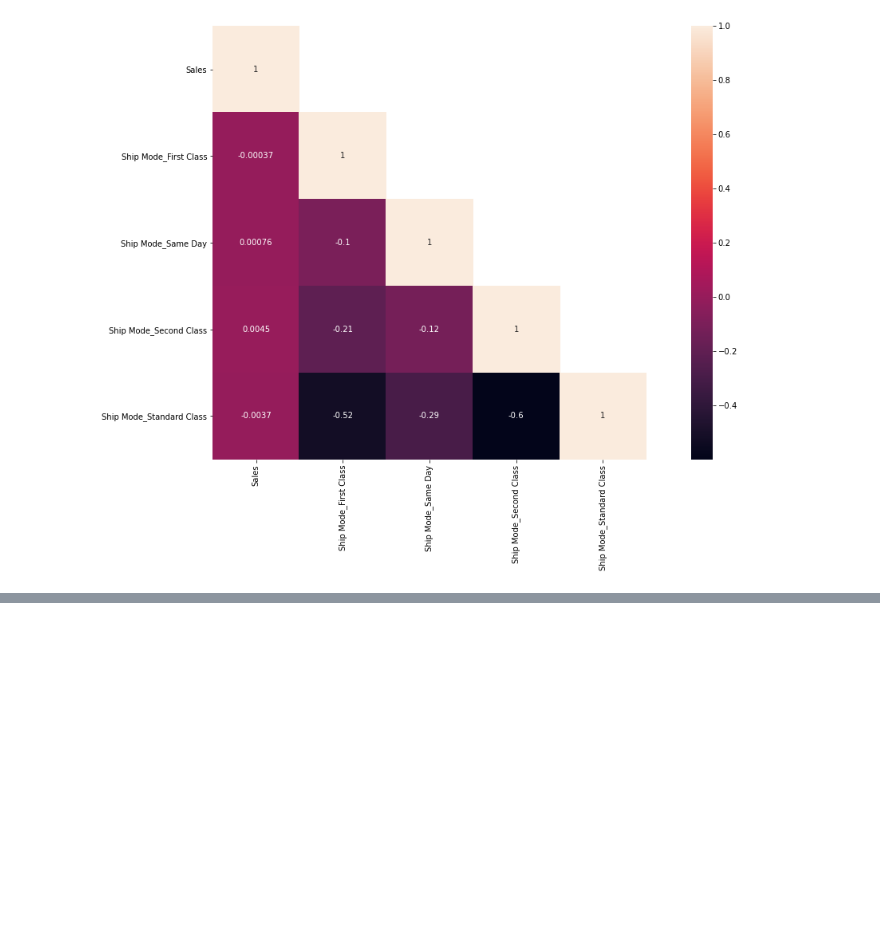
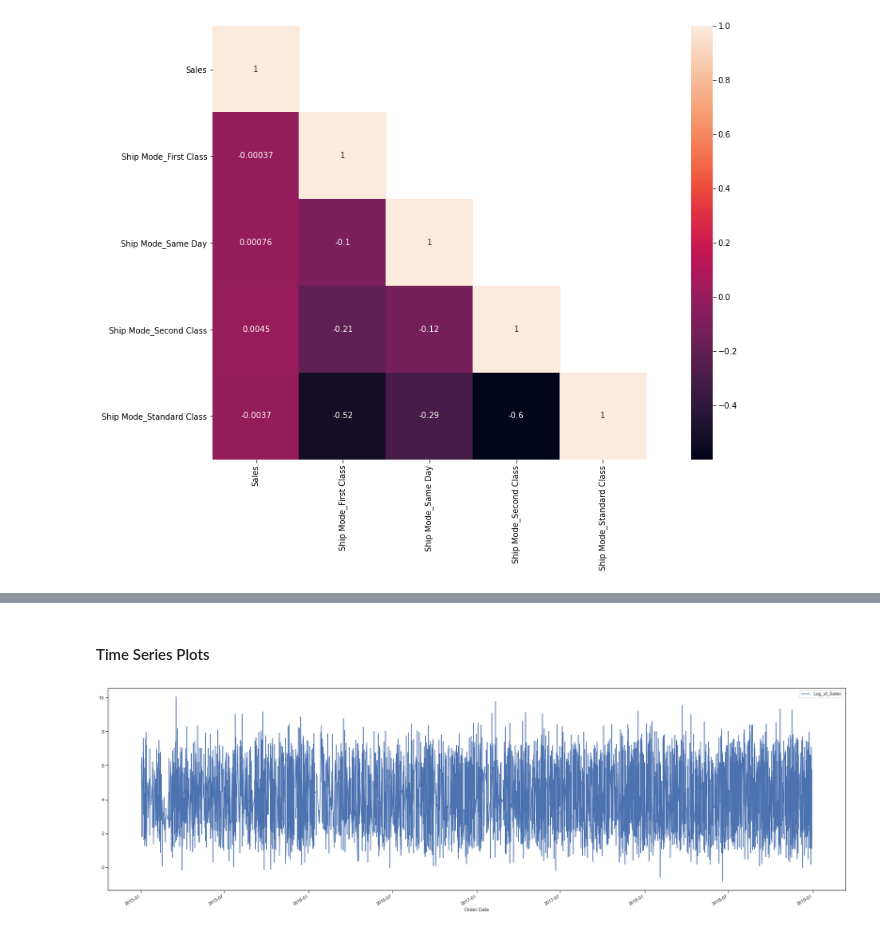
Before and after one commit to eddyk92/Superstore-timeseries, a Jupyter notebook: superstore-eda.ipynb, the cells around one changed output, grey strips where cells are left out. Drawn from its saved outputs; the diff is of its cells as text; code cells hidden in the pictures; blank space fills up the shorter version.

```diff
--- a/superstore-eda.ipynb
+++ b/superstore-eda.ipynb
@@ -328,0 +431,11 @@ sns.heatmap(data = cor_mat, mask = mask, square = True, annot=True, cbar=True)
+# %% [markdown]
+#### Time Series Plots
+# %%
+# Is it stationary?
+## Plotting sales over time could be hlepful to understand if the data is stationary and would allow for certain types of forecasting models
+
+df_train_order = df_train[['Order Date', 'Sales', 'Log_of_Sales']]
+df_train_order.plot('Order Date', 'Log_of_Sales')
+plt.rcParams['figure.figsize'] = [30,10]
+# %% [output]
+[figure, added]
```
Also changed, not shown: parts of 16 cells of this notebook.
